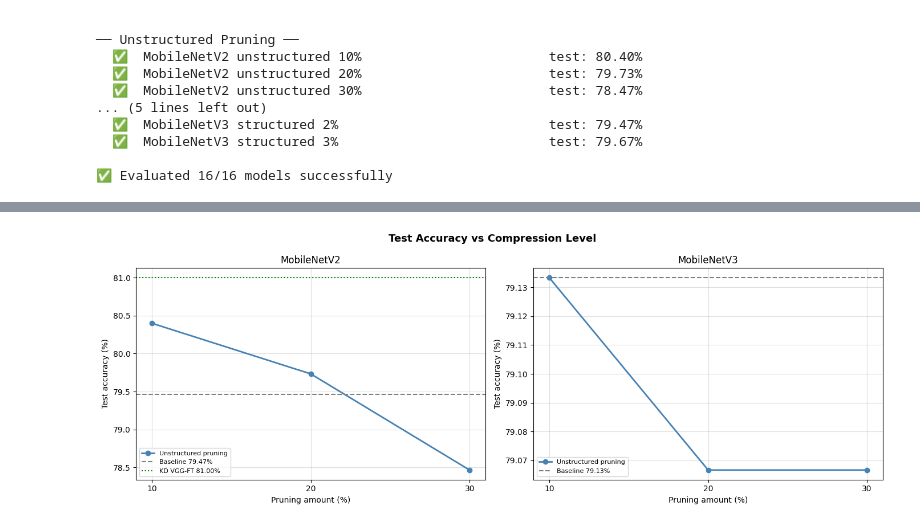
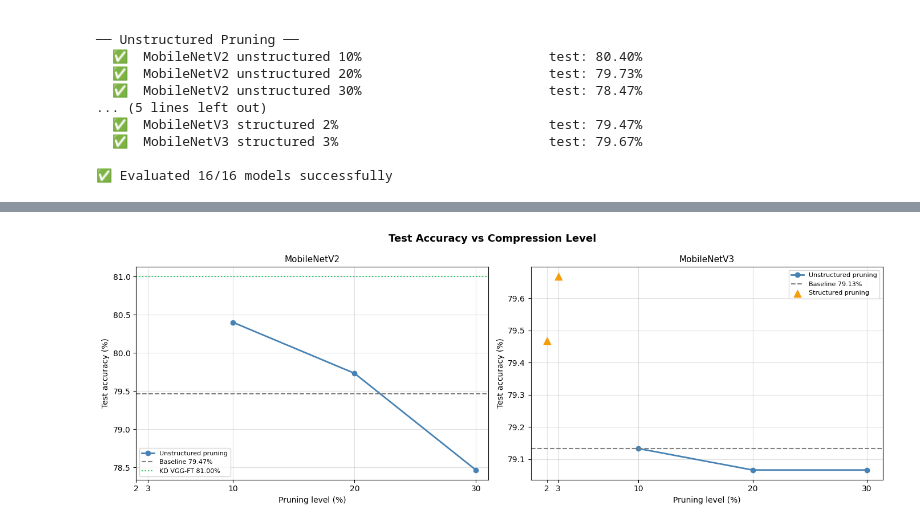
Before and after one commit to raki-rankawat/thesis-v1, a Jupyter notebook: Final_Results.ipynb, the cells around one changed output, grey strips where cells are left out. Cells and saved outputs as stored; diff of their text form; code cells hidden in the pictures.

```diff
--- a/Final_Results.ipynb
+++ b/Final_Results.ipynb
@@ -431,0 +414,20 @@ for name in key_models:
+# %%
+# ── Confusion matrices — saved to Drive ─────────────────────────────
+for name in key_models:
+    if name not in results or results[name]["acc"] is None:
+        continue
+    r  = results[name]
+    cm = confusion_matrix(r["labels"], r["preds"])
+    fig, ax = plt.subplots(figsize=(4, 3.5))
+    sns.heatmap(cm, annot=True, fmt="d", cmap="Blues",
+                xticklabels=["non_person", "person"],
+                yticklabels=["non_person", "person"], ax=ax)
+    ax.set_xlabel("Predicted")
+    ax.set_ylabel("True")
+    acc_pct = results[name]["acc"] * 100
+    ax.set_title(f"{name}\nTest acc: {acc_pct:.2f}%", fontsize=9)
+    plt.tight_layout()
+    fname = name.lower().replace(" ", "_").replace("%", "pct").replace("-", "_") + "_cm.png"
+    plt.savefig(FIG_DIR / fname, dpi=150, bbox_inches="tight")
+    plt.show()
+    print(f"✅ Saved: {fname}")
@@ -432,53 +512,56 @@ for name in key_models:
 # %%
-# ── Accuracy vs compression chart ────────────────────────────────────
+# ── Figure B: Accuracy vs compression level ──────────────────────────
 fig, axes = plt.subplots(1, 2, figsize=(14, 5))
-fig.suptitle("Test Accuracy vs Compression Level", fontsize=13, fontweight="bold")
+fig.suptitle("Test Accuracy vs Compression Level",
+             fontsize=13, fontweight="bold")
 
 for ax, arch in zip(axes, ["MobileNetV2", "MobileNetV3"]):
-    baseline_name = f"{arch} baseline"
-    baseline_acc  = results[baseline_name]["acc"] * 100 if results.get(baseline_name, {}).get("acc") else None
+    baseline_r   = results.get(f"{arch} baseline", {})
+    baseline_acc = baseline_r["acc"] * 100 if baseline_r.get("acc") else None
 
-    amounts  = [10, 20, 30]
-    test_acc = []
-    for pct in amounts:
-        name = f"{arch} unstructured {pct}%"
-        r    = results.get(name, {})
-        test_acc.append(r["acc"] * 100 if r.get("acc") else None)
+    amounts, test_accs = [], []
+    for pct in [10, 20, 30]:
+        r = results.get(f"{arch} unstructured {pct}%", {})
+        if r.get("acc"):
+            amounts.append(pct)
+            test_accs.append(r["acc"] * 100)
 
-    valid = [(a, t) for a, t in zip(amounts, test_acc) if t is not None]
-    if valid:
-        xs, ys = zip(*valid)
-        ax.plot(xs, ys, "o-", color="steelblue", linewidth=2,
-                label="Unstructured pruning")
+    if amounts:
+        ax.plot(amounts, test_accs, "o-", color="steelblue",
+                linewidth=2, markersize=6, label="Unstructured pruning")
 
     if baseline_acc:
         ax.axhline(baseline_acc, color="gray", linestyle="--",
                    linewidth=1.5, label=f"Baseline {baseline_acc:.2f}%")
 
-    # KD point for V2
+    # KD best line — only for models that exist
     if arch == "MobileNetV2":
-        kd_acc = results.get("MobileNetV2 KD VGG-FT", {}).get("acc")
-        if kd_acc:
-            ax.axhline(kd_acc * 100, color="green", linestyle=":",
-                       linewidth=1.5, label=f"KD VGG-FT {kd_acc*100:.2f}%")
-    if arch == "MobileNetV3":
-        kd_acc = results.get("MobileNetV3 KD VGG-scratch", {}).get("acc")
-        if kd_acc:
-            ax.axhline(kd_acc * 100, color="green", linestyle=":",
-                       linewidth=1.5, label=f"KD VGG-scratch {kd_acc*100:.2f}%")
+        kd_r = results.get("MobileNetV2 KD VGG-FT", {})
+        if kd_r.get("acc"):
+            ax.axhline(kd_r["acc"] * 100, color="#22c55e", linestyle=":",
+                       linewidth=1.5, label=f"KD VGG-FT {kd_r['acc']*100:.2f}%")
 
-    ax.set_title(arch)
-    ax.set_xlabel("Pruning amount (%)")
+    # Structured pruning points
+    struct_accs = {}
+    for pct_s, label_s in [("2%", "Structured 2%"), ("3%", "Structured 3%")]:
+        r = results.get(f"{arch} structured {pct_s}", {})
+        if r.get("acc"):
+            struct_accs[int(pct_s[:-1])] = r["acc"] * 100
+    if struct_accs:
+        ax.scatter(list(struct_accs.keys()), list(struct_accs.values()),
+                   marker="^", color="#f59e0b", s=80, zorder=5,
+                   label="Structured pruning")
+
+    ax.set_title(arch, fontsize=11)
+    ax.set_xlabel("Pruning level (%)")
     ax.set_ylabel("Test accuracy (%)")
-    ax.set_xticks([10, 20, 30])
+    ax.set_xticks([2, 3, 10, 20, 30])
     ax.legend(fontsize=8)
     ax.grid(True, alpha=0.4)
 
 plt.tight_layout()
-plot_path = "/content/drive/My Drive/stm32-thesis/outputs/final_accuracy_chart.png"
-Path(plot_path).parent.mkdir(parents=True, exist_ok=True)
-plt.savefig(plot_path, dpi=150)
+plt.savefig(FIG_DIR / "final_accuracy_chart.png", dpi=150, bbox_inches="tight")
 plt.show()
-print(f"✅ Chart saved → {plot_path}")
+print("✅ Saved: final_accuracy_chart.png")
 # %% [output]
-[figure, old version]
+[figure, new version]
```
Also changed, not shown: parts of 16 cells of this notebook.
